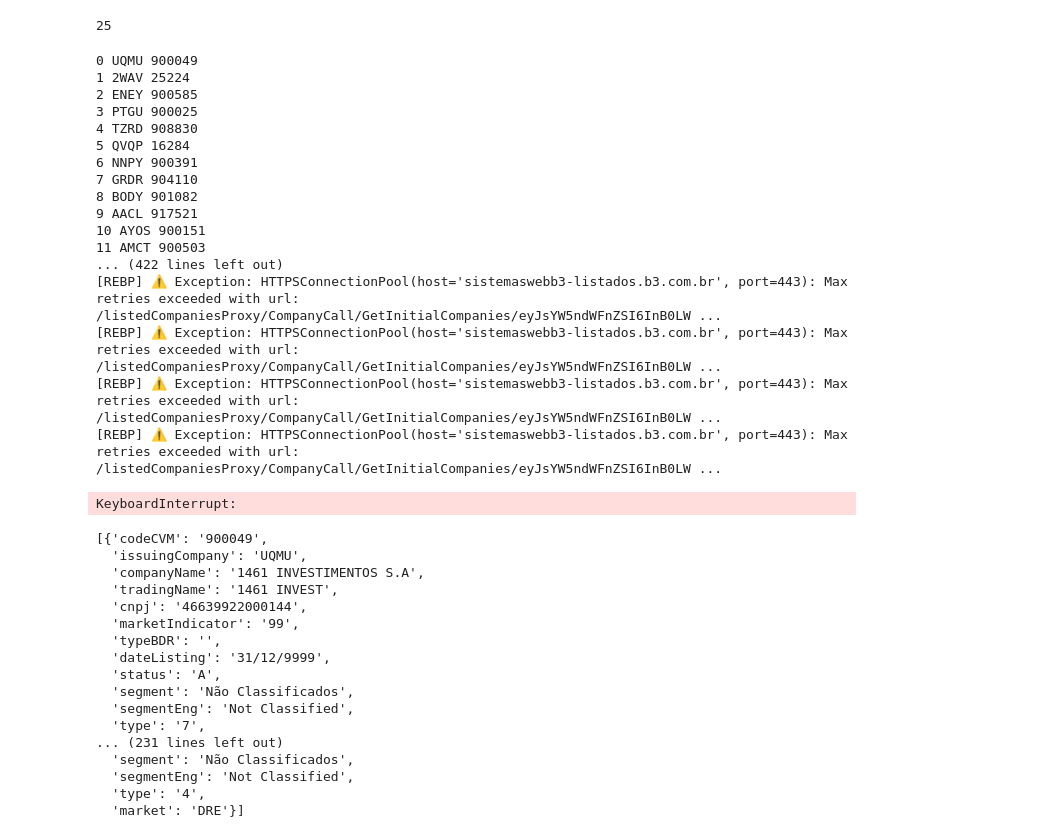
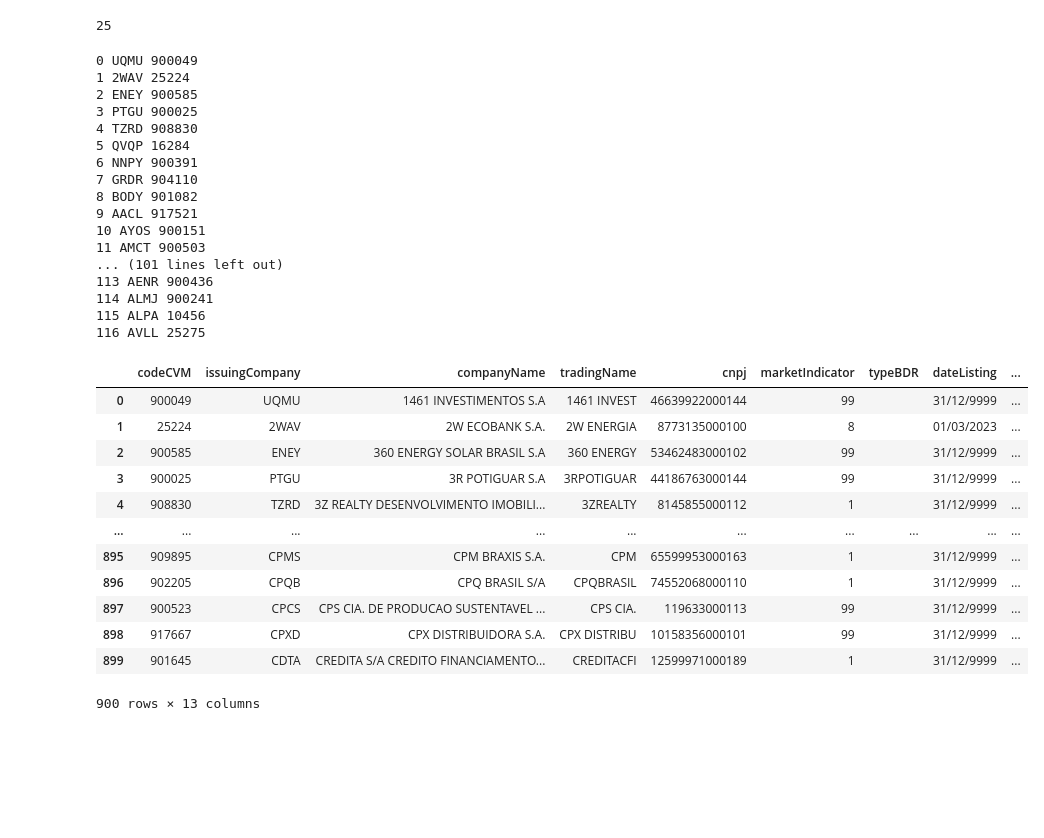
Before and after one commit to faustostangler/FLY_OLD, a Jupyter notebook: playground.ipynb, the cells around one changed output. Saved outputs shown, nothing was run; the diff lists cells and outputs as text; code cells hidden in the pictures; blank space fills up the shorter version.

Commit message:
cloudscraper ok para company_processor

```diff
--- a/playground.ipynb
+++ b/playground.ipynb
@@ -1319,22 +1306,8 @@ scraper.get(homepage_url, headers=headers)
-# %%
-# Criar uma sessão
-session = requests.Session()
-
-# Headers de navegador
-headers = {
-    "User-Agent": "Mozilla/5.0",
-    "Accept": "text/html,application/xhtml+xml,application/xml;q=0.9,image/webp,*/*;q=0.8",
-    "Accept-Language": "pt-BR,pt;q=0.9",
-}
-
-# Passo 2: Fazer a primeira requisição (gera os cookies)
-url = "https://sistemaswebb3-listados.b3.com.br/listedCompaniesPage/?language=pt-br"
-response_start = session.get(url, headers=headers)
 # %%
 payload_1 = {"language": "pt-br", "pageNumber": 1, "pageSize": 120}
 token_1 = base64_payload(payload_1)
 url_1 = f'https://sistemaswebb3-listados.b3.com.br/listedCompaniesProxy/CompanyCall/GetInitialCompanies/{token_1}'
-response_1 = session.get(url_1, headers=headers)
+response_1 = scraper.get(url_1, headers=gerar_headers())
 companies = response_1.json()
 # %%
 companies['page']['totalPages']
@@ -1351,7 +1324,7 @@ for i in range(1, companies['page']['totalPages'] + 1):
   token_2 = base64_payload(payload_2)
   url_2 = f'https://sistemaswebb3-listados.b3.com.br/listedCompaniesProxy/CompanyCall/GetInitialCompanies/{token_2}'
 
-  response_2 = session.get(url_2, headers=headers)
+  response_2 = scraper.get(url_2, headers=gerar_headers())
   companies = response_2.json()
   results = companies['results']
   all_results.extend(results)
@@ -1537,8 +1399,11 @@ def get_company_data(issuing_company):
 all_data = []
 for i, issuingCompany in enumerate(issuing_company_list):
     dados = get_company_data(issuingCompany)
-    print(i, issuingCompany, dados['codeCVM'])
-    all_data.append(dados)
+    if dados:
+        print(i, issuingCompany, dados['codeCVM'])
+        all_data.append(dados)
+    else:
+        print(f'erro {issuingCompany}')
 # %% [output]
 0 UQMU 900049
 1 2WAV 25224
@@ -1552,29 +1417,8 @@ for i, issuingCompany in enumerate(issuing_company_list):
 9 AACL 917521
 10 AYOS 900151
 11 AMCT 900503
-... (422 lines left out)
-[REBP] ⚠️ Exception: HTTPSConnectionPool(host='sistemaswebb3-listados.b3.com.br', port=443): Max retries exceeded with url: /listedCompaniesProxy/CompanyCall/GetInitialCompanies/eyJsYW5ndWFnZSI6InB0LW ...
-[REBP] ⚠️ Exception: HTTPSConnectionPool(host='sistemaswebb3-listados.b3.com.br', port=443): Max retries exceeded with url: /listedCompaniesProxy/CompanyCall/GetInitialCompanies/eyJsYW5ndWFnZSI6InB0LW ...
-[REBP] ⚠️ Exception: HTTPSConnectionPool(host='sistemaswebb3-listados.b3.com.br', port=443): Max retries exceeded with url: /listedCompaniesProxy/CompanyCall/GetInitialCompanies/eyJsYW5ndWFnZSI6InB0LW ...
-[REBP] ⚠️ Exception: HTTPSConnectionPool(host='sistemaswebb3-listados.b3.com.br', port=443): Max retries exceeded with url: /listedCompaniesProxy/CompanyCall/GetInitialCompanies/eyJsYW5ndWFnZSI6InB0LW ...
+... (101 lines left out)
+113 AENR 900436
+114 ALMJ 900241
+115 ALPA 10456
+116 AVLL 25275
-KeyboardInterrupt:
-# %%
-all_data
-# %% [output]
-[{'codeCVM': '900049',
-  'issuingCompany': 'UQMU',
-  'companyName': '1461 INVESTIMENTOS S.A',
-  'tradingName': '1461 INVEST',
-  'cnpj': '46639922000144',
-  'marketIndicator': '99',
-  'typeBDR': '',
-  'dateListing': '31/12/9999',
-  'status': 'A',
-  'segment': 'Não Classificados',
-  'segmentEng': 'Not Classified',
-  'type': '7',
-... (231 lines left out)
-  'segment': 'Não Classificados',
-  'segmentEng': 'Not Classified',
-  'type': '4',
-  'market': 'DRE'}]
@@ -1580,0 +1427,17 @@ all_data
+# %%
+df = pd.DataFrame(all_data)
+df
+# %% [output]
+|  | codeCVM | issuingCompany | companyName | tradingName | cnpj | marketIndicator | typeBDR | dateListing | ... |
+| 0 | 900049 | UQMU | 1461 INVESTIMENTOS S.A | 1461 INVEST | 46639922000144 | 99 |  | 31/12/9999 | ... |
+| 1 | 25224 | 2WAV | 2W ECOBANK S.A. | 2W ENERGIA | 8773135000100 | 8 |  | 01/03/2023 | ... |
+| 2 | 900585 | ENEY | 360 ENERGY SOLAR BRASIL S.A | 360 ENERGY | 53462483000102 | 99 |  | 31/12/9999 | ... |
+| 3 | 900025 | PTGU | 3R POTIGUAR S.A | 3RPOTIGUAR | 44186763000144 | 99 |  | 31/12/9999 | ... |
+| 4 | 908830 | TZRD | 3Z REALTY DESENVOLVIMENTO IMOBILI... | 3ZREALTY | 8145855000112 | 1 |  | 31/12/9999 | ... |
+| ... | ... | ... | ... | ... | ... | ... | ... | ... | ... |
+| 895 | 909895 | CPMS | CPM BRAXIS S.A. | CPM | 65599953000163 | 1 |  | 31/12/9999 | ... |
+| 896 | 902205 | CPQB | CPQ BRASIL S/A | CPQBRASIL | 74552068000110 | 1 |  | 31/12/9999 | ... |
+| 897 | 900523 | CPCS | CPS CIA. DE PRODUCAO SUSTENTAVEL ... | CPS CIA. | 119633000113 | 99 |  | 31/12/9999 | ... |
+| 898 | 917667 | CPXD | CPX DISTRIBUIDORA S.A. | CPX DISTRIBU | 10158356000101 | 99 |  | 31/12/9999 | ... |
+| 899 | 901645 | CDTA | CREDITA S/A CREDITO FINANCIAMENTO... | CREDITACFI | 12599971000189 | 1 |  | 31/12/9999 | ... |
+900 rows × 13 columns
```
Also changed, not shown: parts of 14 cells of this notebook.
